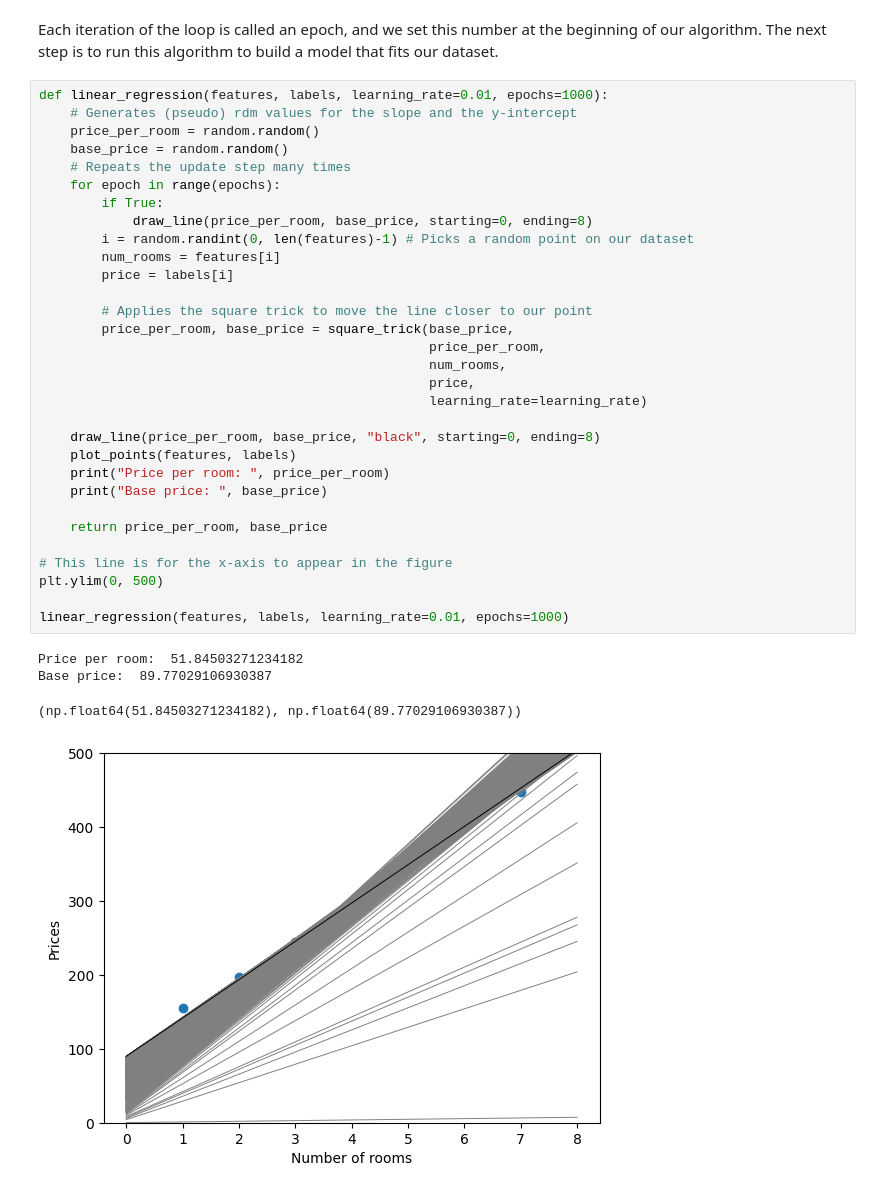
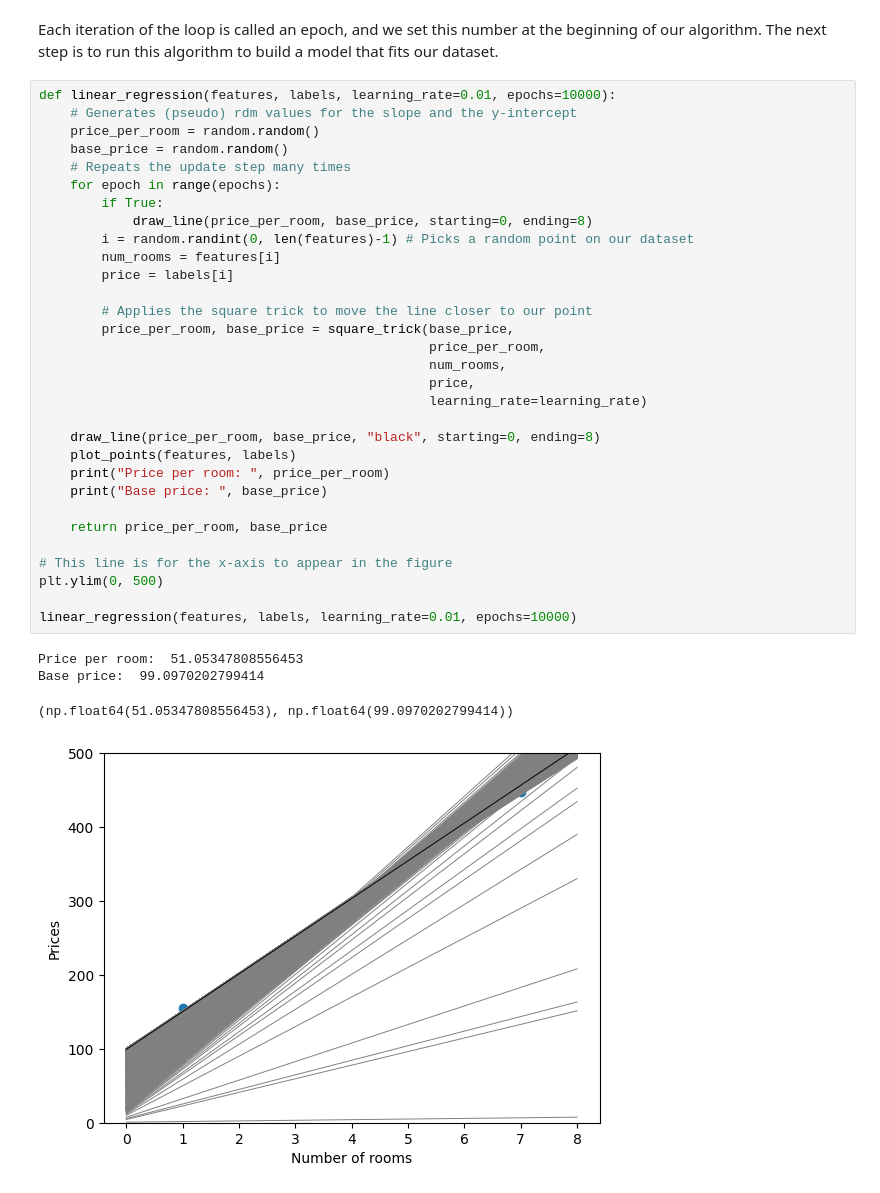
Before and after one commit to JayZeus999/Math-For-ML, a Jupyter notebook: Grokking-ML/linear-regression.ipynb, the cells around one changed output. Drawn from its saved outputs; the diff is of its cells as text.

Commit message:
Increase number of epochs to 10_000

```diff
--- a/Grokking-ML/linear-regression.ipynb
+++ b/Grokking-ML/linear-regression.ipynb
@@ -92,38 +92,38 @@ Each iteration of the loop is called an epoch, and we set this number at the beg
 our algorithm.
 The next step is to run this algorithm to build a model that fits our dataset.
 # %%
-def linear_regression(features, labels, learning_rate=0.01, epochs=1000):
+def linear_regression(features, labels, learning_rate=0.01, epochs=10000):
     # Generates (pseudo) rdm values for the slope and the y-intercept
     price_per_room = random.random()
     base_price = random.random()
     # Repeats the update step many times
     for epoch in range(epochs):
         if True:
             draw_line(price_per_room, base_price, starting=0, ending=8)
         i = random.randint(0, len(features)-1) # Picks a random point on our dataset
         num_rooms = features[i]
         price = labels[i]
 
         # Applies the square trick to move the line closer to our point
         price_per_room, base_price = square_trick(base_price,
                                                   price_per_room,
                                                   num_rooms,
                                                   price,
                                                   learning_rate=learning_rate)
 
     draw_line(price_per_room, base_price, "black", starting=0, ending=8)
     plot_points(features, labels)
     print("Price per room: ", price_per_room)
     print("Base price: ", base_price)
 
     return price_per_room, base_price
 
 # This line is for the x-axis to appear in the figure
 plt.ylim(0, 500)
 
-linear_regression(features, labels, learning_rate=0.01, epochs=1000)
+linear_regression(features, labels, learning_rate=0.01, epochs=10000)
 # %% [output]
-Price per room:  51.84503271234182
-Base price:  89.77029106930387
+Price per room:  51.05347808556453
+Base price:  99.0970202799414
-(np.float64(51.84503271234182), np.float64(89.77029106930387))
+(np.float64(51.05347808556453), np.float64(99.0970202799414))
-[figure, old version]
+[figure, new version]
```
